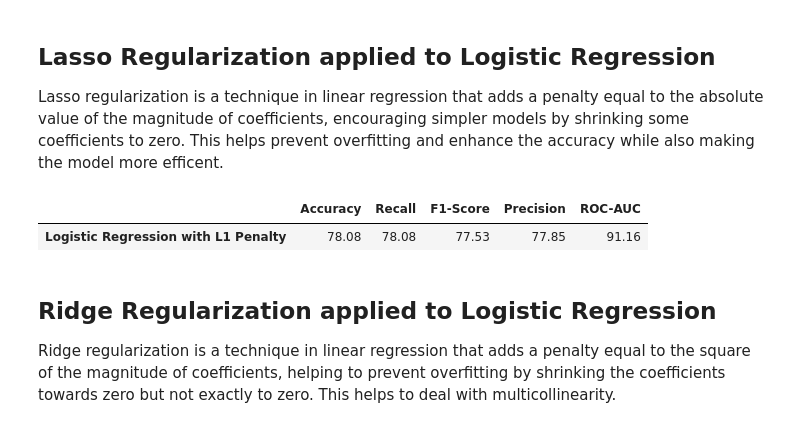
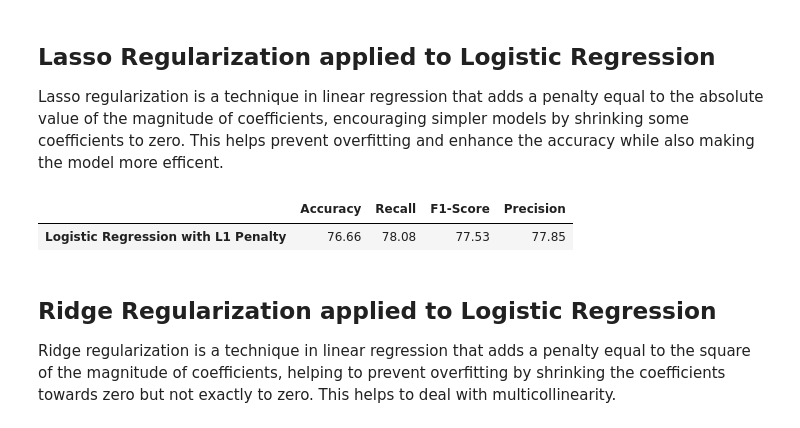
Before and after one commit to jorgemartins1986/APRAU_1050497_1050532, a Jupyter notebook: assignment.ipynb, the cells around one changed output. Drawn from its saved outputs; the diff is of its cells as text; code cells hidden in the pictures.

Commit message:
added pca and comparissons and made improvements to previous code and results

```diff
--- a/assignment.ipynb
+++ b/assignment.ipynb
@@ -748,32 +754,36 @@ QDA model is not suitable for this dataset.
 
 Lasso regularization is a technique in linear regression that adds a penalty equal to the absolute value of the magnitude of coefficients, encouraging simpler models by shrinking some coefficients to zero. This helps prevent overfitting and enhance the accuracy while also making the model more efficent.
 # %%
-# Apply L1 penalty to Logistic Regression
-lr_l1 = LogisticRegression(penalty='l1', solver='liblinear', max_iter=5000, C=10)
-lr_l1.fit(X_train, y_train)
+def apply_l1_penalty_logistic_regression(X_train, y_train, X_test, y_test):
+    # Apply L1 penalty to Logistic Regression
+    lr_l1 = LogisticRegression(penalty='l1', solver='liblinear', max_iter=5000, C=10)
+    lr_l1.fit(X_train, y_train)
 
-# Predictions and evaluation
-y_predicted_lr_l1 = lr_l1.predict(X_test)
-lr_l1_accuracy = accuracy_score(y_test, y_predicted_lr_l1)
-lr_l1_recall = recall_score(y_test, y_predicted_lr_l1, average='weighted')
-lr_l1_f1 = f1_score(y_test, y_predicted_lr_l1, average='weighted')
-lr_l1_precision = precision_score(y_test, y_predicted_lr_l1, average='weighted')
-lr_l1_roc_auc = roc_auc_score(y_test, lr_l1.predict_proba(X_test), multi_class='ovr')
+    # Predictions and evaluation
+    y_predicted_lr_l1 = lr_l1.predict(X_test)
+    lr_l1_accuracy = balanced_accuracy_score(y_test, y_predicted_lr_l1)
+    lr_l1_recall = recall_score(y_test, y_predicted_lr_l1, average='weighted')
+    lr_l1_f1 = f1_score(y_test, y_predicted_lr_l1, average='weighted')
+    lr_l1_precision = precision_score(y_test, y_predicted_lr_l1, average='weighted')
 
-lr_l1_results = {
-    'Accuracy': lr_l1_accuracy * 100,
-    'Recall': lr_l1_recall * 100,
-    'F1-Score': lr_l1_f1 * 100,
-    'Precision': lr_l1_precision * 100,
-    'ROC-AUC': lr_l1_roc_auc * 100
-}
+    lr_l1_results = {
+        'Accuracy': lr_l1_accuracy * 100,
+        'Recall': lr_l1_recall * 100,
+        'F1-Score': lr_l1_f1 * 100,
+        'Precision': lr_l1_precision * 100
+    }
+
+    return lr_l1, lr_l1_results
+
+# Apply the function
+lr_l1, lr_l1_results = apply_l1_penalty_logistic_regression(X_train, y_train, X_test, y_test)
 
 # Display results
 results_df = pd.DataFrame(lr_l1_results, index=['Logistic Regression with L1 Penalty'])
 display(results_df.style.format("{:.2f}"))
 # %% [output]
-|  | Accuracy | Recall | F1-Score | Precision | ROC-AUC |
-| Logistic Regression with L1 Penalty | 78.08 | 78.08 | 77.53 | 77.85 | 91.16 |
+|  | Accuracy | Recall | F1-Score | Precision |
+| Logistic Regression with L1 Penalty | 76.66 | 78.08 | 77.53 | 77.85 |
 # %% [markdown]
 ## Ridge Regularization applied to Logistic Regression
 
```
Also changed, not shown: parts of 47 cells of this notebook.
